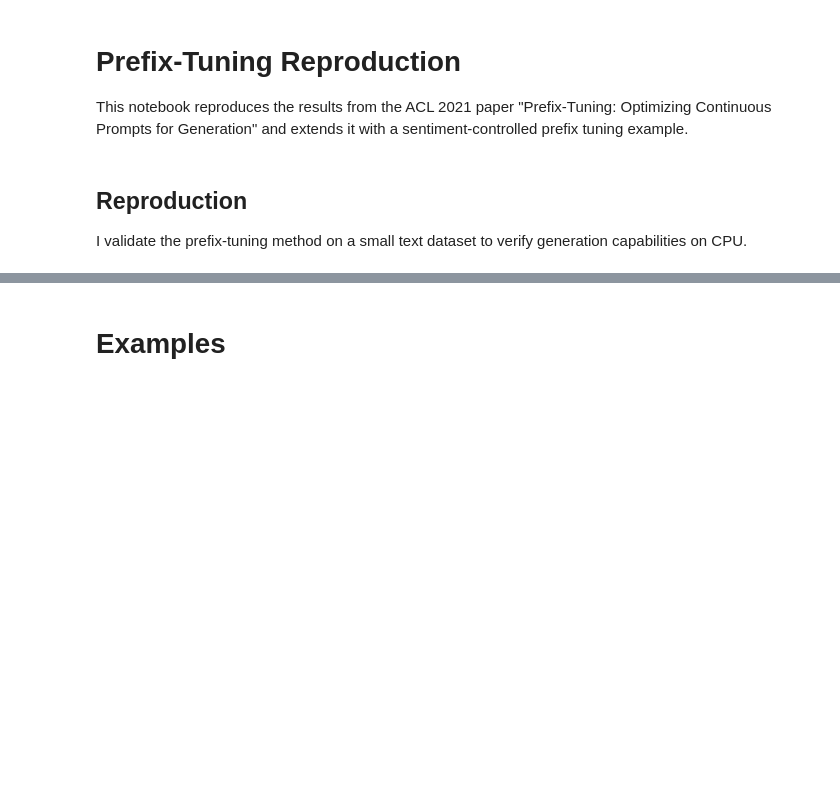
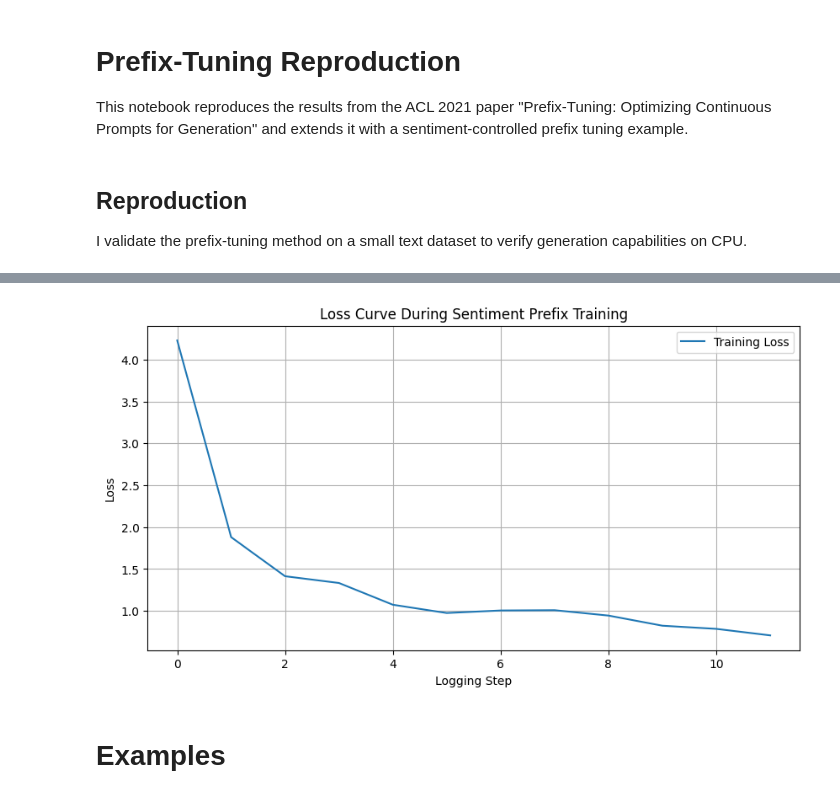
Before and after one commit to edboyarina1/PrefixTuning_Project, a Jupyter notebook: PrefixTuning_Reproduction.ipynb, the cells around one changed output, grey strips where cells are left out. Cells and saved outputs as stored; diff of their text form; code cells hidden in the pictures; blank space fills up the shorter version.

```diff
--- a/PrefixTuning_Reproduction.ipynb
+++ b/PrefixTuning_Reproduction.ipynb
@@ -75,6 +79,14 @@ def initialize_prefix_embeddings_smart(prefix_embeddings, tokenizer, base_model,
             embed = base_model.transformer.wte(tokens).mean(dim=1)
         prefix_embeddings.weight.data[i] = embed.repeat(1, prefix_len).view(-1)
 
+class LossLoggerCallback(TrainerCallback):
+    def __init__(self):
+        self.losses = []
+
+    def on_log(self, args, state, control, logs=None, **kwargs):
+        if logs and "loss" in logs:
+            self.losses.append(logs["loss"])
+
 # === Load Model & Train ===
 base_model = GPT2LMHeadModel.from_pretrained("gpt2")
 model = SentimentPrefixModel(base_model)
@@ -89,10 +101,13 @@ args = TrainingArguments(
     report_to="none",
 )
 
+loss_logger = LossLoggerCallback()
+
 trainer = Trainer(
     model=model,
     args=args,
     train_dataset=MyDataset(inputs),
+    callbacks=[loss_logger]
 )
 
 trainer.train()
@@ -111,3 +129,15 @@ TrainOutput(global_step=90, training_loss=1.536633268992106, metrics={'train_run
+# %%
+# Plot training loss
+plt.figure(figsize=(10, 5))
+plt.plot(loss_logger.losses, label="Training Loss")
+plt.xlabel("Logging Step")
+plt.ylabel("Loss")
+plt.title("Loss Curve During Sentiment Prefix Training")
+plt.legend()
+plt.grid(True)
+plt.show()
+# %% [output]
+[figure, added]
 # %%
 def generate(sentiment="positive", prompt="I started my day and", max_length=40):
     sid = torch.tensor([0 if sentiment == "positive" else 1])
```
Also changed, not shown: parts of 11 cells of this notebook, 1 other file.
